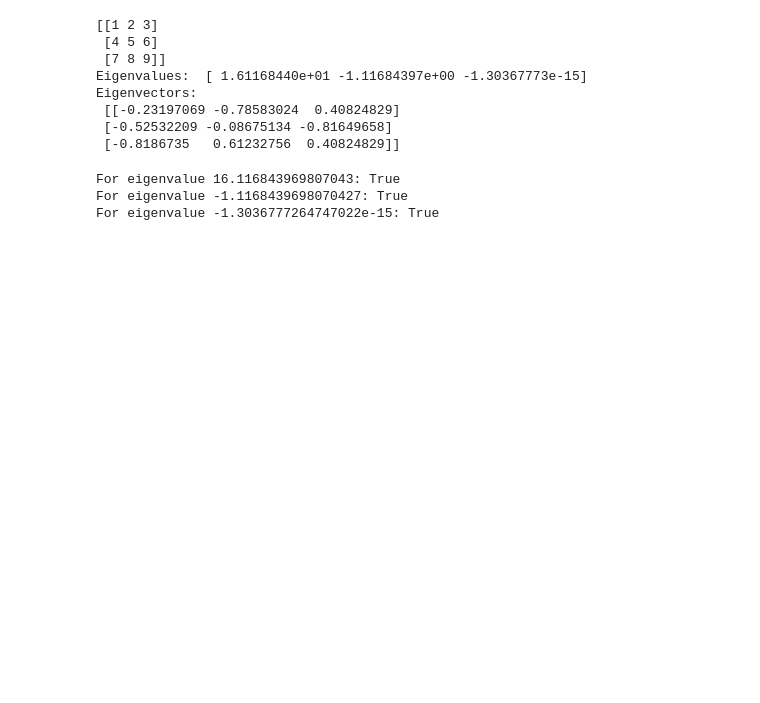
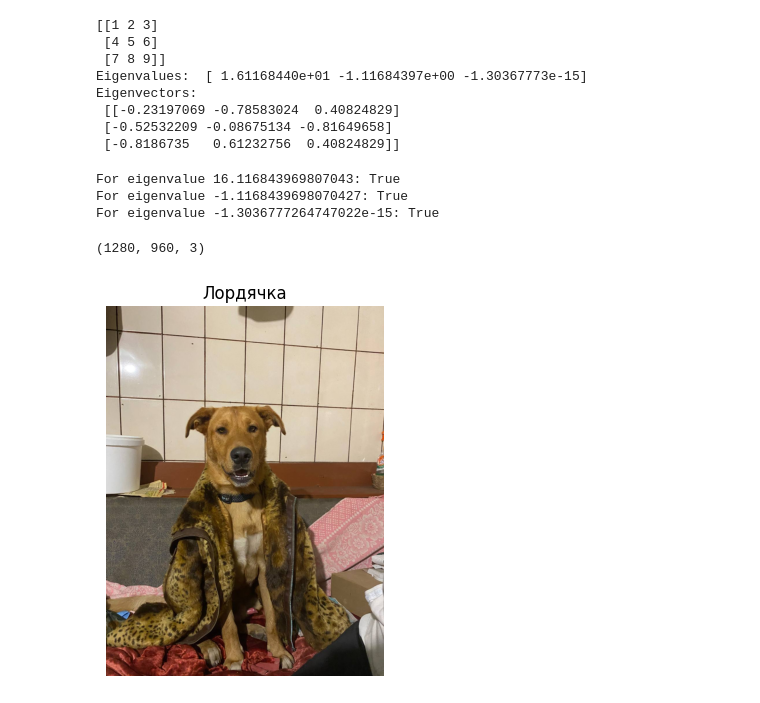
Before and after one commit to anwalv/pla-lab-2, a Jupyter notebook: lab-2.ipynb, the cells around one changed output. Cells and saved outputs as stored; diff of their text form; code cells hidden in the pictures; blank space fills up the shorter version.

```diff
--- a/lab-2.ipynb
+++ b/lab-2.ipynb
@@ -32,3 +32,14 @@ for i in range(len(eigenvalues)):
 For eigenvalue 16.116843969807043: True
 For eigenvalue -1.1168439698070427: True
 For eigenvalue -1.3036777264747022e-15: True
+# %%
+initial_image = imread("photo_2024-06-16_10-01-07.jpg")
+print(initial_image.shape)
+
+plt.imshow(initial_image)
+plt.axis('off')
+plt.title('Лордячка')
+plt.show()
+# %% [output]
+(1280, 960, 3)
+[figure, added]
```
Also changed, not shown: parts of 1 cell of this notebook.
